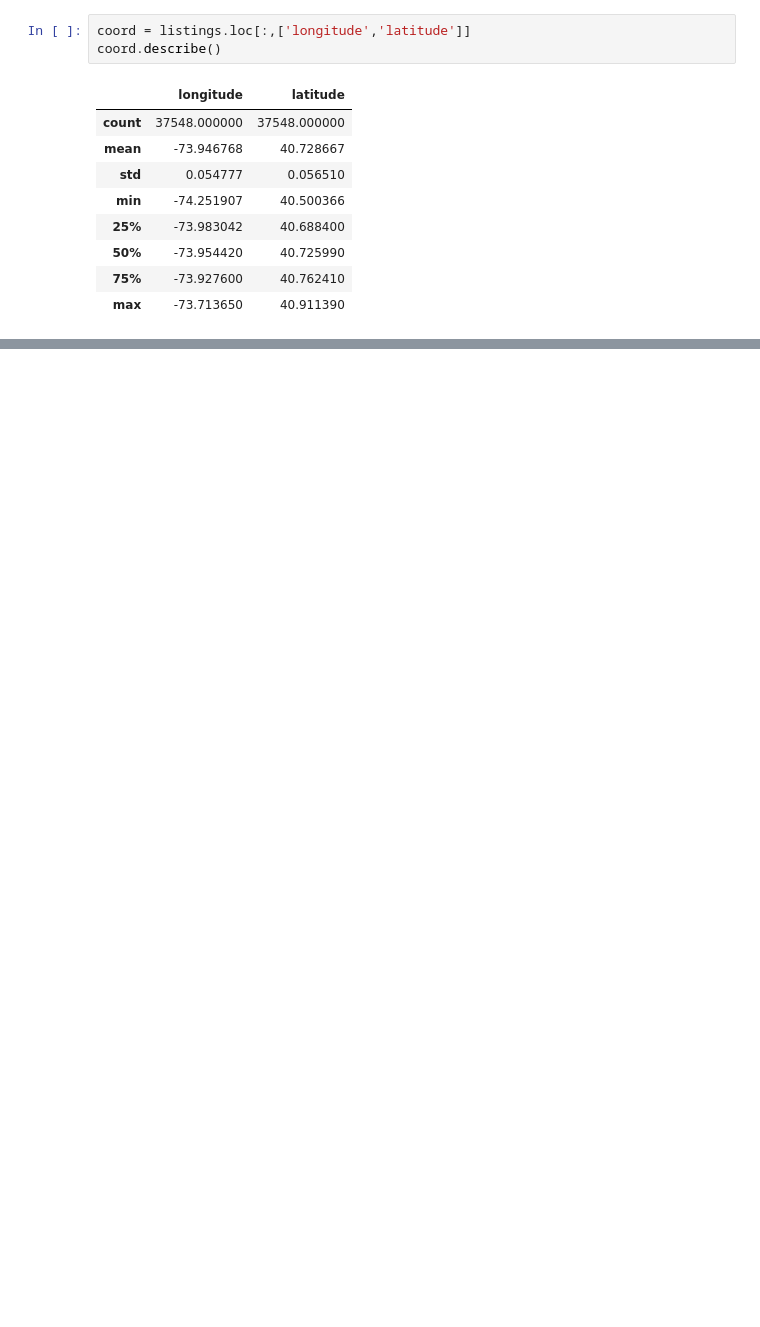
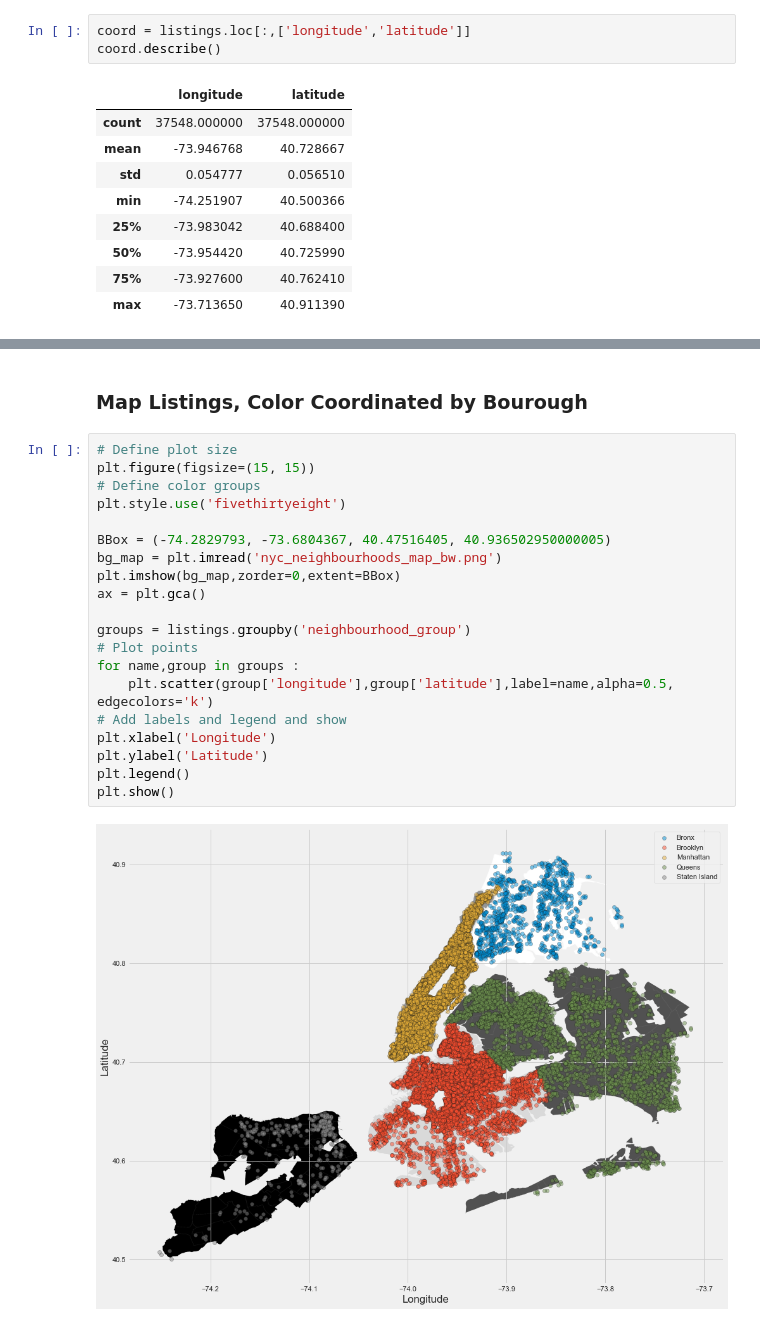
Before and after one commit to admacpherson/NYC-Airbnb-Data-Exploration, a Jupyter notebook: Airbnb NYC.ipynb, the cells around one changed output, grey strips where cells are left out. Drawn from its saved outputs; the diff is of its cells as text; blank space fills up the shorter version.

```diff
--- a/Airbnb NYC.ipynb
+++ b/Airbnb NYC.ipynb
@@ -155,0 +118,24 @@ display(map_folium)
+# %% [markdown]
+<h3>Map Listings, Color Coordinated by Bourough</h3>
+# %%
+# Define plot size
+plt.figure(figsize=(15, 15))
+# Define color groups
+plt.style.use('fivethirtyeight')
+
+BBox = (-74.2829793, -73.6804367, 40.47516405, 40.936502950000005)
+bg_map = plt.imread('nyc_neighbourhoods_map_bw.png')
+plt.imshow(bg_map,zorder=0,extent=BBox)
+ax = plt.gca()
+
+groups = listings.groupby('neighbourhood_group')
+# Plot points
+for name,group in groups :
+    plt.scatter(group['longitude'],group['latitude'],label=name,alpha=0.5, edgecolors='k')
+# Add labels and legend and show
+plt.xlabel('Longitude')
+plt.ylabel('Latitude')
+plt.legend()
+plt.show()
+# %% [output]
+[figure, added]
```
Also changed, not shown: parts of 16 cells of this notebook.
